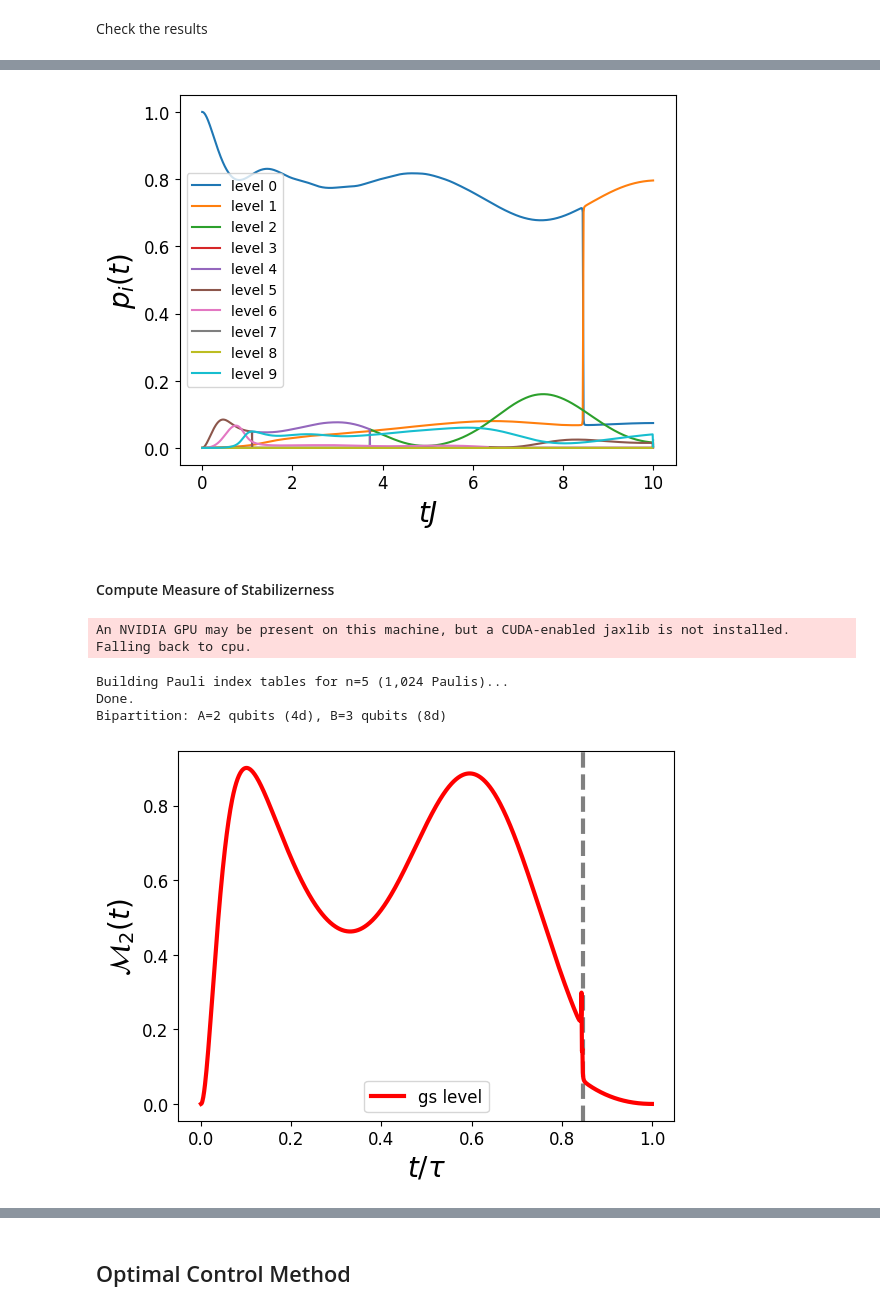
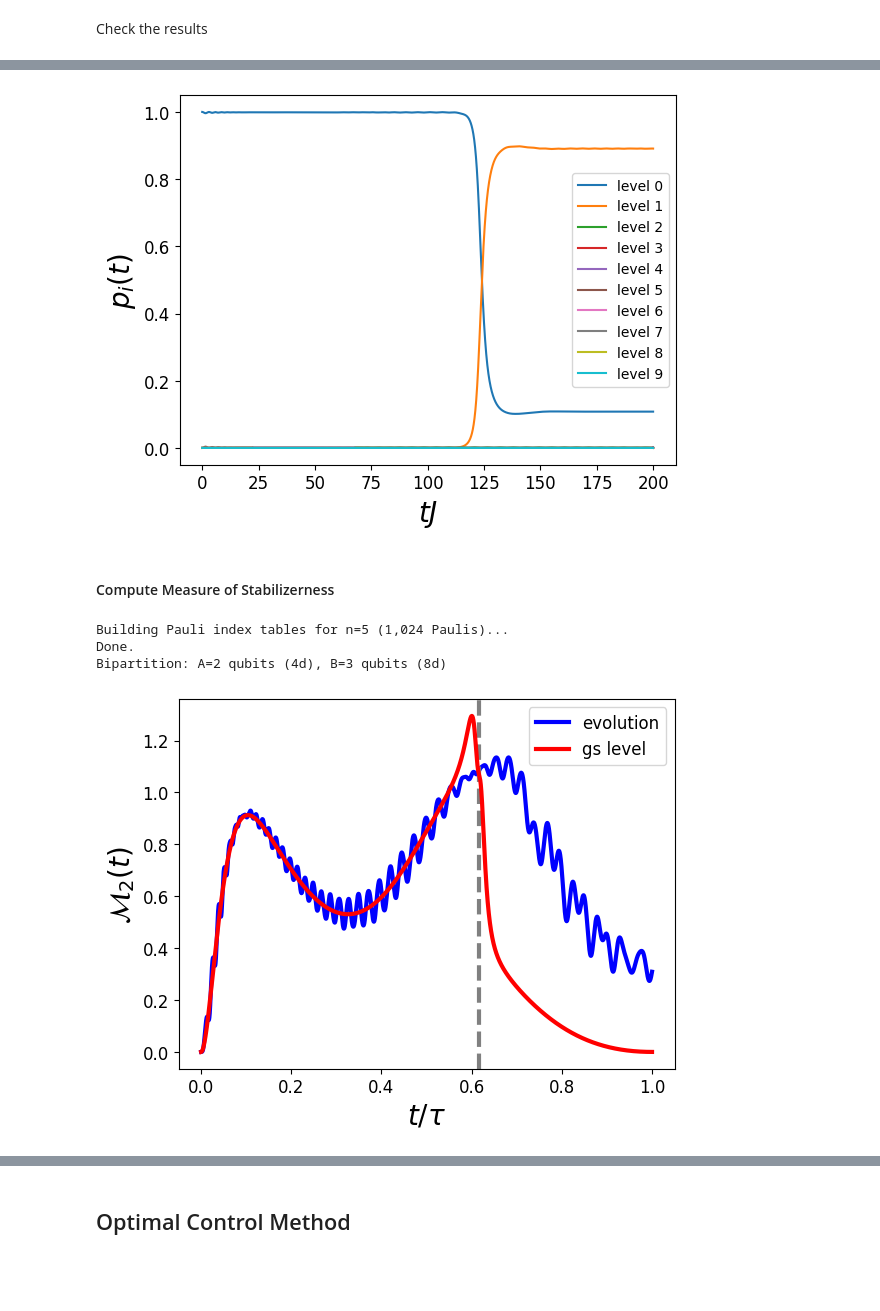
Before and after one commit to emacosta95/Magic4Annealing, a Jupyter notebook: AvoidedCrossing.ipynb, the cells around one changed output, grey strips where cells are left out. Cells and saved outputs as stored; diff of their text form; code cells hidden in the pictures; blank space fills up the shorter version.

Commit message:
implement the LSZ scheduler in the avoided crossing configuration

```diff
--- a/AvoidedCrossing.ipynb
+++ b/AvoidedCrossing.ipynb
@@ -53,7 +53,7 @@ def mwis_jij_hz(n0, n1, dW, Jzz):
 
 # ── Example: n0=2, n1=3, matching the paper's 5-qubit instance ───────────────
 n0, n1 = 2, 3
-dW = 0.01  # small weight imbalance → perturbative crossing
+dW = 0.1  # small weight imbalance → perturbative crossing
 Jzz = 5.33  # edge penalty (closed-system example in paper)
 
 jij, hz = mwis_jij_hz(n0, n1, dW, Jzz)
@@ -132,7 +134,7 @@ plt.show()
 # %%
 # ── time evolution parameters ─────────────────────────────────────────────────
 nlevels = 10
-tau = 10
+tau = 200
 time_steps = int(100 * tau)
 time = np.linspace(0, tau, time_steps)
 delta_t = time[1] - time[0]
@@ -194,12 +200,8 @@ import matplotlib.pyplot as plt
 from scipy.sparse.linalg import eigsh
 from scipy.sparse import csr_matrix
 
-# --- Parameters (paper's 5-qubit WGS example) ---
-n0, n1 = 2, 3
-dW, Jzz = 0.01, 5.33
-n = n0 + n1
-n_levels = 6  # how many levels to track
-
+n_levels = 6
+n = n1 + n0
 # --- Build Hamiltonians ---
 jij, hz = mwis_jij_hz(n0, n1, dW, Jzz)
 Hp = get_longitudinal_hamiltonian(jij, hz)
@@ -272,7 +274,7 @@ plt.tick_params(axis="both", which="major", labelsize=12)
 plt.legend()
 plt.show()
 # %% [output]
-[figure, old version]
+[figure, new version]
 # %% [markdown]
 #### Compute Measure of Stabilizerness
 # %%
@@ -298,27 +300,26 @@ for i in trange(time_steps):
         entanglement_entropy.von_neumann((eigenstates_history[i, :, 0]))
     )
 # %% [output]
-An NVIDIA GPU may be present on this machine, but a CUDA-enabled jaxlib is not installed. Falling back to cpu.
+Building Pauli index tables for n=5 (1,024 Paulis)...
+Done.
+Bipartition: A=2 qubits (4d), B=3 qubits (8d)
-Building Pauli index tables for n=5 (1,024 Paulis)...
-Done.
-Bipartition: A=2 qubits (4d), B=3 qubits (8d)
 # %%
-# plt.plot(time, magic, label="evolution", color="blue", linestyle="-", linewidth=3)
+plt.plot(time / tau, magic, label="evolution", color="blue", linestyle="-", linewidth=3)
 
 plt.axvline(s_mingap, linestyle="--", color="grey", lw=3)
 plt.plot(
     time / tau,
     magic_gs_level,
     label="gs level",
     color="red",
     linestyle="-",
     linewidth=3,
 )
 plt.xlabel(r"$t/\tau$", fontsize=20)
 plt.ylabel(r"$\mathcal{M}_2(t)$", fontsize=20)
 plt.legend(fontsize=12)
 plt.tick_params(axis="both", which="major", labelsize=12)
 plt.show()
 # %% [output]
-[figure, old version]
+[figure, new version]
 # %%
```
Also changed, not shown: parts of 25 cells of this notebook, 4 other files.
